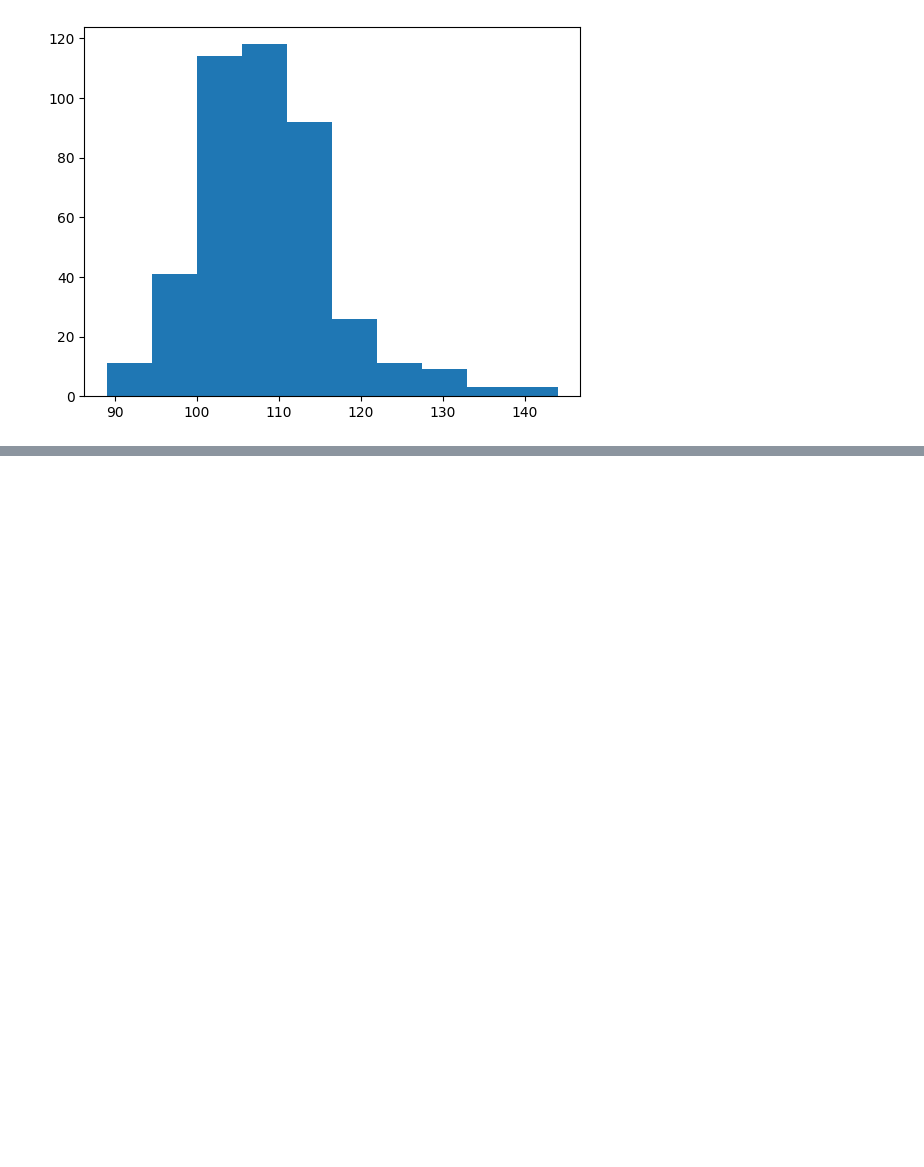
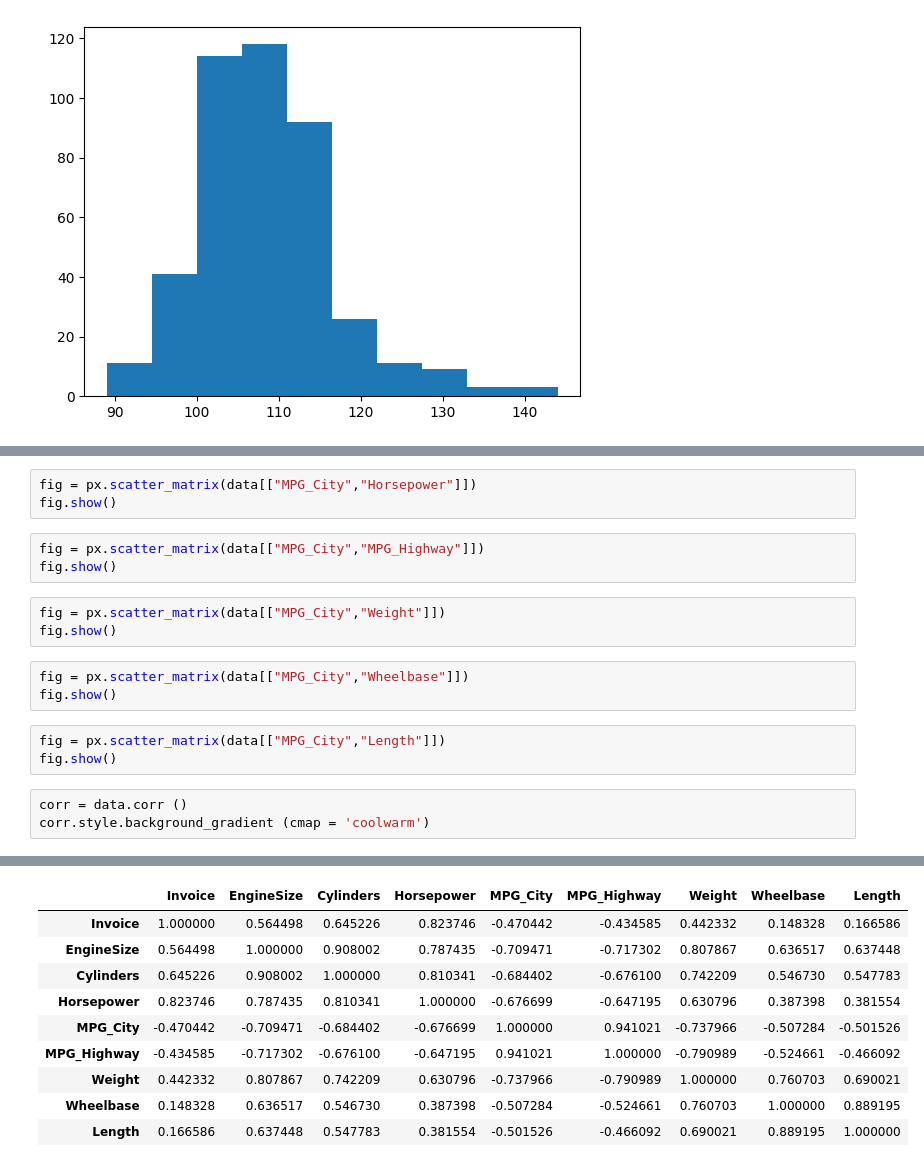
Before and after one commit to juanma1231/Estadistica-3, a Jupyter notebook: Tarea 1/src/puntos2.ipynb, the cells around one changed output, grey strips where cells are left out. Drawn from its saved outputs; the diff is of its cells as text; blank space fills up the shorter version.

```diff
--- a/Tarea 1/src/puntos2.ipynb
+++ b/Tarea 1/src/puntos2.ipynb
@@ -171,0 +210,19 @@ plt.hist(data["Wheelbase"])
+# %%
+fig = px.scatter_matrix(data[["MPG_City","Horsepower"]])
+fig.show()
+# %%
+fig = px.scatter_matrix(data[["MPG_City","MPG_Highway"]])
+fig.show()
+# %%
+fig = px.scatter_matrix(data[["MPG_City","Weight"]])
+fig.show()
+# %%
+fig = px.scatter_matrix(data[["MPG_City","Wheelbase"]])
+fig.show()
+# %%
+fig = px.scatter_matrix(data[["MPG_City","Length"]])
+fig.show()
+# %%
+corr = data.corr ()
+corr.style.background_gradient (cmap = 'coolwarm')
+# %% [output]
@@ -171,0 +230,10 @@ plt.hist(data["Wheelbase"])
+|  | Invoice | EngineSize | Cylinders | Horsepower | MPG_City | MPG_Highway | Weight | Wheelbase | Length |
+| Invoice | 1.000000 | 0.564498 | 0.645226 | 0.823746 | -0.470442 | -0.434585 | 0.442332 | 0.148328 | 0.166586 |
+| EngineSize | 0.564498 | 1.000000 | 0.908002 | 0.787435 | -0.709471 | -0.717302 | 0.807867 | 0.636517 | 0.637448 |
+| Cylinders | 0.645226 | 0.908002 | 1.000000 | 0.810341 | -0.684402 | -0.676100 | 0.742209 | 0.546730 | 0.547783 |
+| Horsepower | 0.823746 | 0.787435 | 0.810341 | 1.000000 | -0.676699 | -0.647195 | 0.630796 | 0.387398 | 0.381554 |
+| MPG_City | -0.470442 | -0.709471 | -0.684402 | -0.676699 | 1.000000 | 0.941021 | -0.737966 | -0.507284 | -0.501526 |
+| MPG_Highway | -0.434585 | -0.717302 | -0.676100 | -0.647195 | 0.941021 | 1.000000 | -0.790989 | -0.524661 | -0.466092 |
+| Weight | 0.442332 | 0.807867 | 0.742209 | 0.630796 | -0.737966 | -0.790989 | 1.000000 | 0.760703 | 0.690021 |
+| Wheelbase | 0.148328 | 0.636517 | 0.546730 | 0.387398 | -0.507284 | -0.524661 | 0.760703 | 1.000000 | 0.889195 |
+| Length | 0.166586 | 0.637448 | 0.547783 | 0.381554 | -0.501526 | -0.466092 | 0.690021 | 0.889195 | 1.000000 |
```
Also changed, not shown: parts of 12 cells of this notebook.
